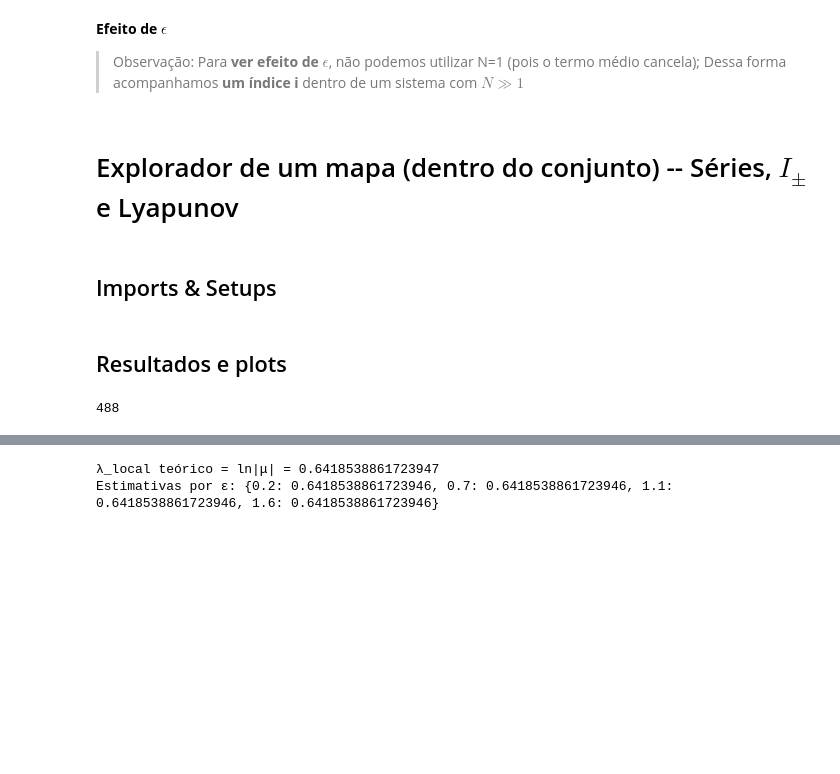
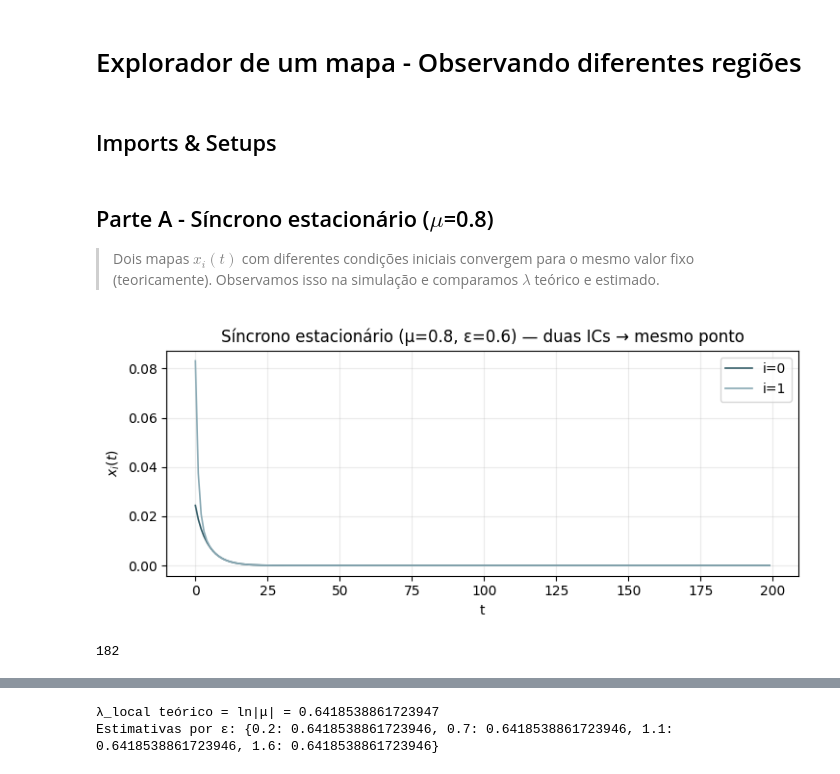
Before and after one commit to IgorStellet/Projeto_Final_Python_na_Fisica, a Jupyter notebook: notebooks/01_um_mapa_explorer.ipynb, the cells around one changed output, grey strips where cells are left out. Drawn from its saved outputs; the diff is of its cells as text; code cells hidden in the pictures; blank space fills up the shorter version.

```diff
--- a/notebooks/01_um_mapa_explorer.ipynb
+++ b/notebooks/01_um_mapa_explorer.ipynb
@@ -1,9 +1,5 @@
-# %% [markdown]
-**Efeito de $\epsilon$**
-
-> Observação: Para **ver efeito de $\epsilon$**, não podemos utilizar N=1 (pois o termo médio cancela); Dessa forma acompanhamos **um índice i** dentro de um sistema com $N \gg 1$
 # %% [markdown]
-# Explorador de um mapa (dentro do conjunto) -- Séries, $I_{\pm}$ e Lyapunov
+# Explorador de um mapa - Observando diferentes regiões
 # %% [markdown]
 ## Imports & Setups
 # %%
@@ -30,30 +72,36 @@ I = 0  # índice observado
 # %% [markdown]
-## Resultados e plots
+## Parte A - Síncrono estacionário ($\mu$=0.8)
+
+> Dois mapas $x_i(t)$ com diferentes condições iniciais convergem para o mesmo valor fixo (teoricamente). Observamos isso na simulação e comparamos $\lambda$ teórico e estimado.
 # %%
-# Simulação e coleta de séries
+MU_STAT = 0.8           # |μ|<1 → estacionário
+EPS_STAT = 0.6          # dentro da banda (para μ=0.8, ε∈(0,1] já sincroniza)
+N = 64
+# ICs: dois pontos bem diferentes; o restante distribuído (não importa muito aqui)
+x0 = np.random.default_rng(42).uniform(-1, 1, size=N)
+x0[0] = -0.7
+x0[1] =  0.45
 
-def simulate_trace(mu, eps, N, T_burn, T_meas, idx=0, seed=2025):
-    cfg = Config(N=N, eps=eps, mu=mu, seed=seed)
-    sys = GloballyCoupledMaps(cfg)
-    sys.reset(init="half_half")
-    sys.run(T_burn, track=False)
-    traj = sys.run(T_meas, track=True)
-    return traj[:, idx], sys.x.copy()
+traj, sys = run_custom_init(mu=MU_STAT, eps=EPS_STAT, x0=x0, T_burn=0, T_meas=200, seed=123)
+ts0, ts1 = traj[:,0], traj[:,1]
 
-traces = {}
-final_x = {}
-for eps in EPS_LIST:
-    y, xf = simulate_trace(MU, eps, N, T_BURN, T_MEAS, idx=I)
-    traces[eps] = y
-    final_x[eps] = xf
+fig, ax = plt.subplots(figsize=(7.5,3.3))
+ax.plot(ts0, lw=1.2, color=COL_SYNC_STAT, label="i=0")
+ax.plot(ts1, lw=1.2, color="#89a9b4", label="i=1")
+ax.set_xlabel("t"); ax.set_ylabel(r"$x_i(t)$")
+ax.set_title(rf"Síncrono estacionário (μ={MU_STAT}, ε={EPS_STAT}) — duas ICs → mesmo ponto")
+ax.grid(alpha=0.25); ax.legend()
 
-# salva dicionário com estatísticas básicas
-stats = {float(eps): {
-    "mean": float(np.mean(y)),
-    "std": float(np.std(y)),
-    "min": float(np.min(y)),
-    "max": float(np.max(y)),
-} for eps, y in traces.items()}
-(DATA/"single_index_traces_stats.json").write_text(json.dumps(stats), encoding="utf-8")
+lam_est = estimate_lambda_time_series(ts0, MU_STAT)
+#annotate_lambda(ax, MU_STAT, lam_est)
+fig.tight_layout(); fig.savefig(FIGS/"A_sync_estacionario_duas_ICs.png", dpi=180); plt.show()
+
+# salva stats
+(DATA/"A_sync_estacionario_stats.json").write_text(
+    json.dumps({"mu":MU_STAT,"eps":EPS_STAT,
+                "x0_final": float(ts0[-1]), "x1_final": float(ts1[-1]),
+                "lambda_theory": math.log(abs(MU_STAT)), "lambda_est": lam_est}, indent=2),
+    encoding="utf-8")
 # %% [output]
+[figure, added]
-488
+182
```
Also changed, not shown: parts of 5 cells of this notebook, 5 other files.
